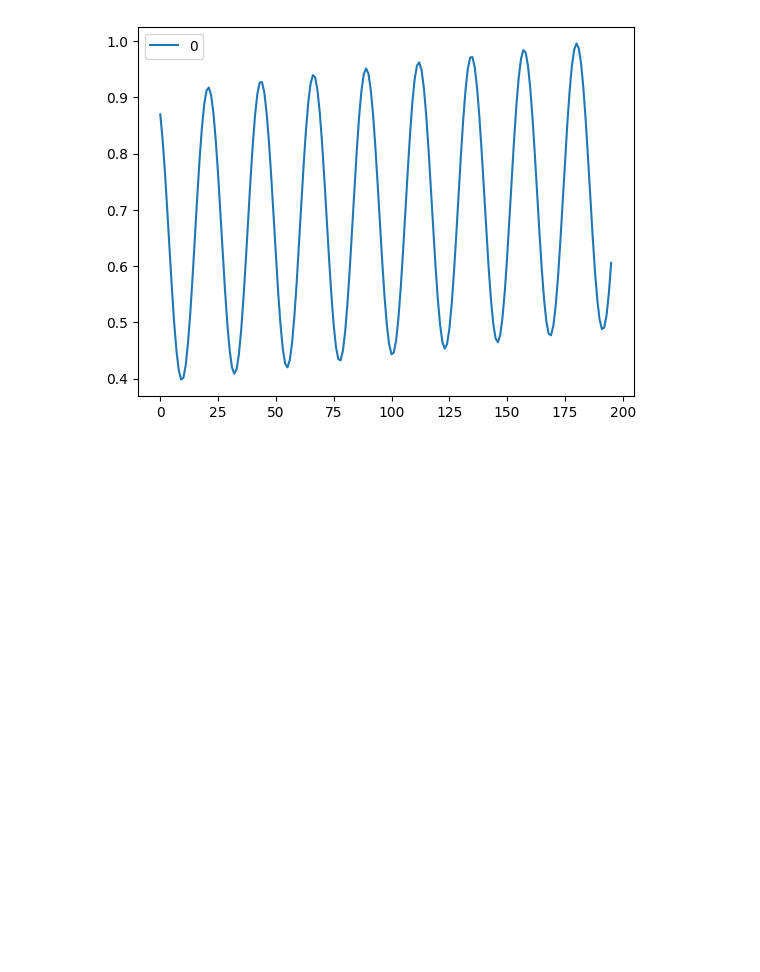
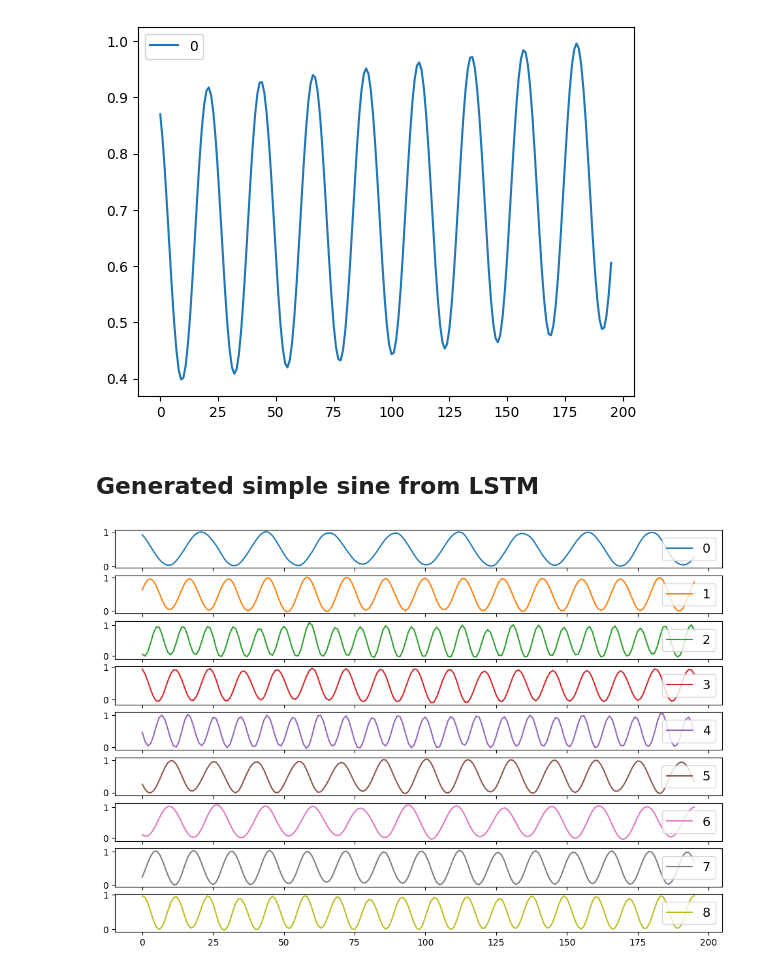
Before and after one commit to fredrikSveen/MSc_time_series_GAN, a Jupyter notebook: simple_rnn.ipynb, the cells around one changed output. Saved outputs shown, nothing was run; the diff lists cells and outputs as text; code cells hidden in the pictures; blank space fills up the shorter version.

```diff
--- a/simple_rnn.ipynb
+++ b/simple_rnn.ipynb
@@ -151,3 +153,10 @@ else:
 # %% [output]
 <class 'numpy.ndarray'>
 [figure]
+# %% [markdown]
+## Generated simple sine from LSTM
+# %%
+lstm_9 = pd.DataFrame(np.loadtxt(os.path.join('synt_data', 'lstm', 'lstm_sine_9_196_140524_13h34.csv'), delimiter = ",",skiprows = 1))
+plot_loc_right(lstm_9, subplots=True)
+# %% [output]
+[figure, added]
```
Also changed, not shown: parts of 2 cells of this notebook, 2 other files.
